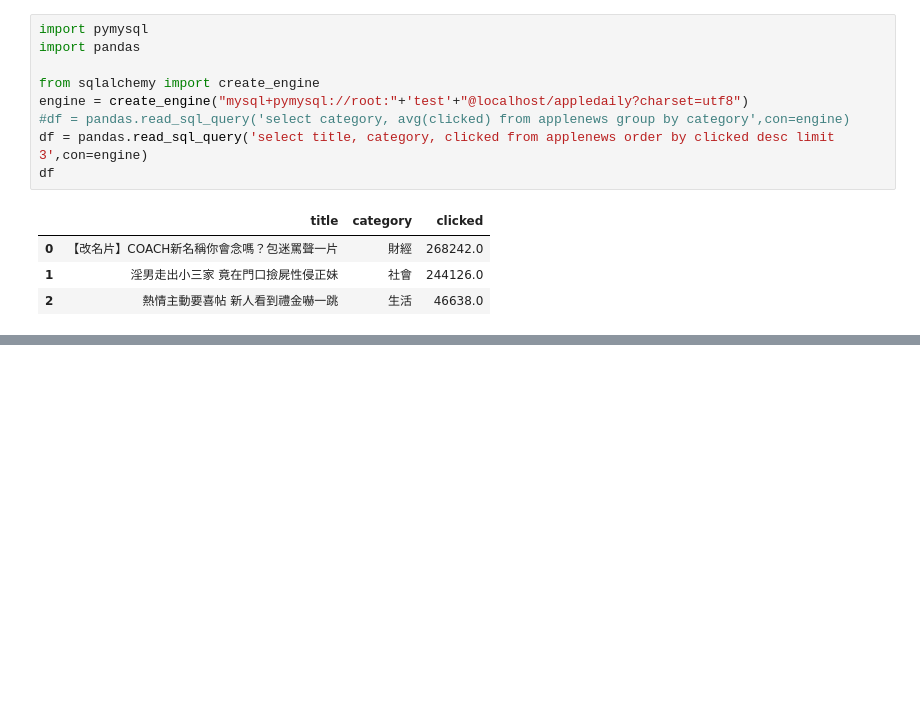
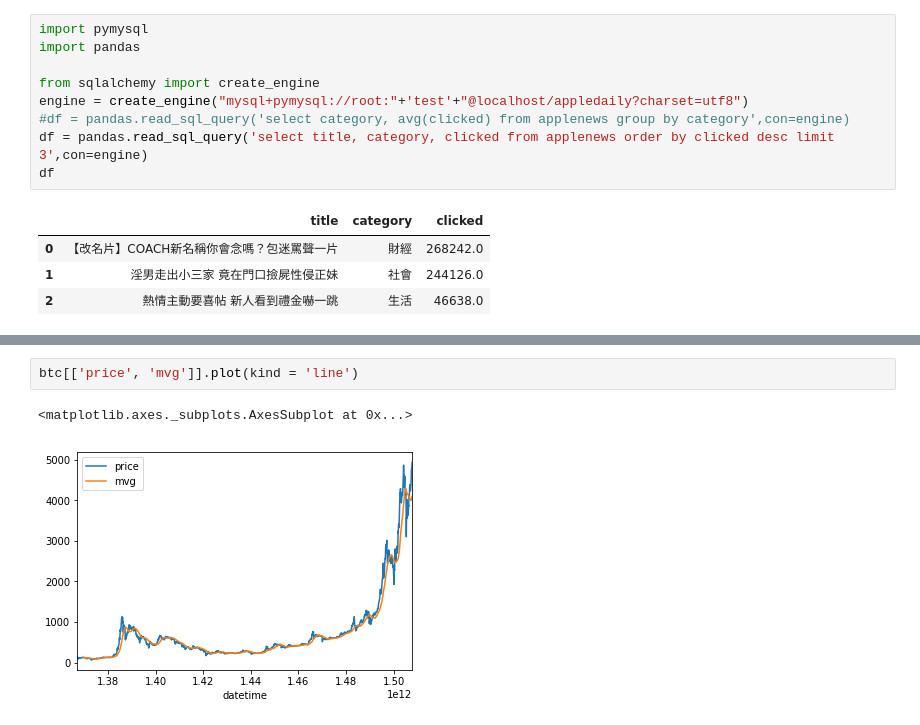
Before and after one commit to ywchiu/pyfintech, a Jupyter notebook: Demo20171012_2.ipynb, the cells around one changed output, grey strips where cells are left out. Drawn from its saved outputs; the diff is of its cells as text; blank space fills up the shorter version.

```diff
--- a/Demo20171012_2.ipynb
+++ b/Demo20171012_2.ipynb
@@ -467,0 +626,5 @@ df
+# %%
+btc[['price', 'mvg']].plot(kind = 'line')
+# %% [output]
+<matplotlib.axes._subplots.AxesSubplot at 0x...>
+[figure, added]
```
Also changed, not shown: parts of 25 cells of this notebook.
